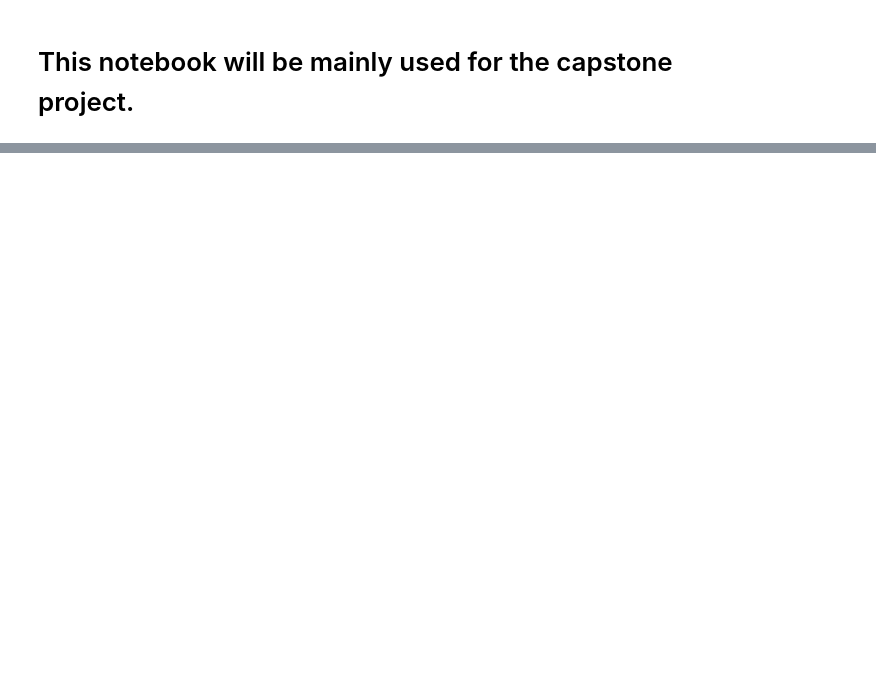
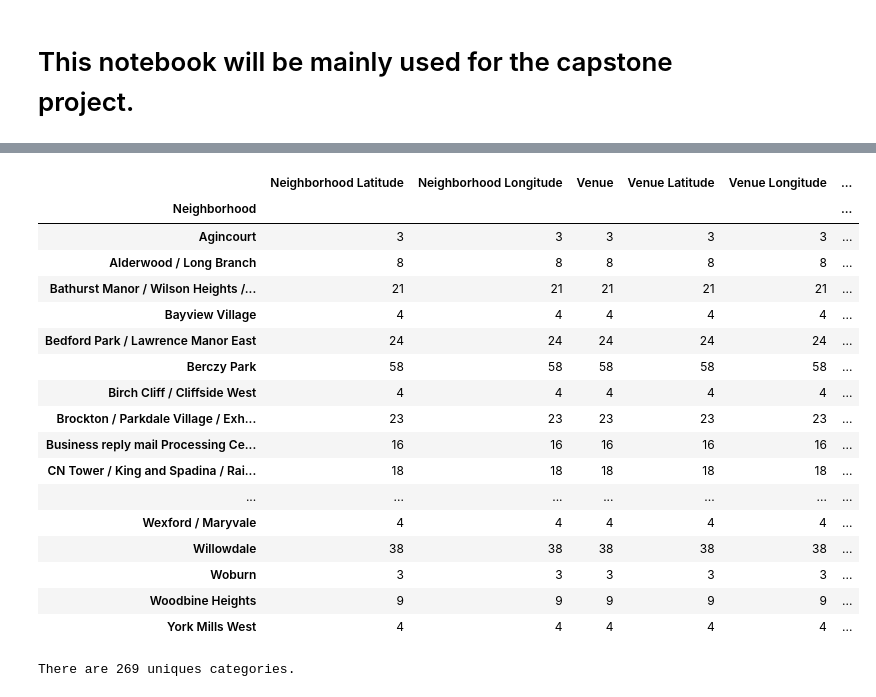
Before and after one commit to Parthj2945/Github-example, a Jupyter notebook: Notebook 1.ipynb, the cells around one changed output, grey strips where cells are left out. Saved outputs shown, nothing was run; the diff lists cells and outputs as text; code cells hidden in the pictures; blank space fills up the shorter version.

```diff
--- a/Notebook 1.ipynb
+++ b/Notebook 1.ipynb
@@ -45,0 +85,8 @@ dfc.head()
+# %%
+address = 'Toronto'
+from geopy.geocoders import Nominatim
+geolocator = Nominatim(user_agent="ny_explorer")
+location = geolocator.geocode(address)
+latitude = location.latitude
+longitude = location.longitude
+print('The geograpical coordinate of Toronto are {}, {}.'.format(latitude, longitude))
@@ -45,0 +116,13 @@ dfc.head()
+# %%
+CLIENT_ID = 'ANAXEVK21RESL01WXSNX3N25BKY53K0CUWBLLYKQ32PBEBNO' # your Foursquare ID
+CLIENT_SECRET = 'TKVMXIVIQO3LUYDWFWPACYTNRS5Y3ABPCBTRFNDIEH0OSISW' # your Foursquare Secret
+VERSION = '20200429'
+LIMIT = 100
+print('Your credentails:')
+print('CLIENT_ID: ' + CLIENT_ID)
+print('CLIENT_SECRET:' + CLIENT_SECRET)
+radius = 500
+#print(search_query + ' .... OK!')
+
+url = 'https://api.foursquare.com/v2/venues/search?client_id={}&client_secret={}&ll={},{}&v={}&radius={}&limit={}'.format(CLIENT_ID, CLIENT_SECRET, latitude, longitude, VERSION, radius, LIMIT)
+url
@@ -45,0 +145,11 @@ dfc.head()
+# %%
+#Send the GET request and examine the results
+results = requests.get(url).json()
+results
+
+# assign relevant part of JSON to venues
+venues = results['response']['venues']
+
+# tranform venues into a dataframe
+dataframe = json_normalize(venues)
+dataframe.head()
@@ -45,0 +236,9 @@ dfc.head()
+# %%
+
+#List of Neighborhood that have venues in Toronto
+toronto_venues = getNearbyVenues(names=dfc['Neighborhood'],
+                                   latitudes=dfc['Latitude'],
+                                   longitudes=dfc['Longitude']
+                                  )
+
+toronto_venues.head()
@@ -45,0 +280,25 @@ dfc.head()
+# %%
+toronto_venues.groupby('Neighborhood').count()
+# %% [output]
+|  | Neighborhood Latitude | Neighborhood Longitude | Venue | Venue Latitude | Venue Longitude | ... |
+| Neighborhood |  |  |  |  |  | ... |
+| Agincourt | 3 | 3 | 3 | 3 | 3 | ... |
+| Alderwood / Long Branch | 8 | 8 | 8 | 8 | 8 | ... |
+| Bathurst Manor / Wilson Heights /... | 21 | 21 | 21 | 21 | 21 | ... |
+| Bayview Village | 4 | 4 | 4 | 4 | 4 | ... |
+| Bedford Park / Lawrence Manor East | 24 | 24 | 24 | 24 | 24 | ... |
+| Berczy Park | 58 | 58 | 58 | 58 | 58 | ... |
+| Birch Cliff / Cliffside West | 4 | 4 | 4 | 4 | 4 | ... |
+| Brockton / Parkdale Village / Exh... | 23 | 23 | 23 | 23 | 23 | ... |
+| Business reply mail Processing Ce... | 16 | 16 | 16 | 16 | 16 | ... |
+| CN Tower / King and Spadina / Rai... | 18 | 18 | 18 | 18 | 18 | ... |
+| ... | ... | ... | ... | ... | ... | ... |
+| Wexford / Maryvale | 4 | 4 | 4 | 4 | 4 | ... |
+| Willowdale | 38 | 38 | 38 | 38 | 38 | ... |
+| Woburn | 3 | 3 | 3 | 3 | 3 | ... |
+| Woodbine Heights | 9 | 9 | 9 | 9 | 9 | ... |
+| York Mills West | 4 | 4 | 4 | 4 | 4 | ... |
+# %%
+print('There are {} uniques categories.'.format(len(toronto_venues['Venue Category'].unique())))
+# %% [output]
+There are 269 uniques categories.
```
Also changed, not shown: parts of 13 cells of this notebook.
